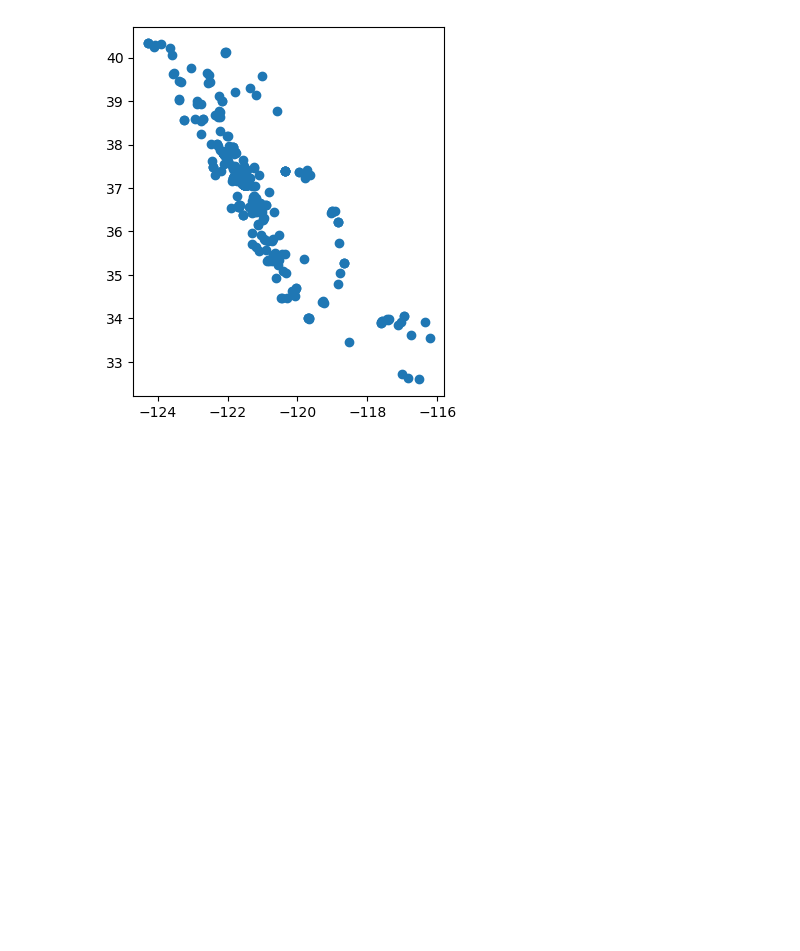
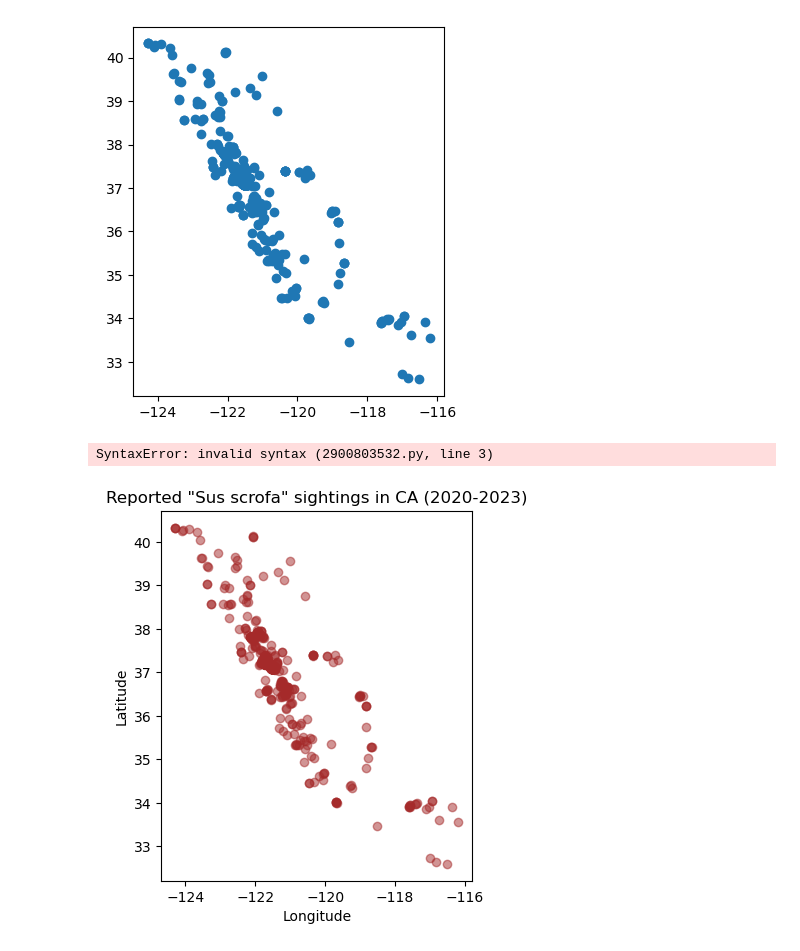
Before and after one commit to kylienewcomer/eds220-2025-in-class, a Jupyter notebook: week4-geopandas.ipynb, the cells around one changed output. Saved outputs shown, nothing was run; the diff lists cells and outputs as text; code cells hidden in the pictures; blank space fills up the shorter version.

Commit message:
Practice creating figures with matplot

```diff
--- a/week4-geopandas.ipynb
+++ b/week4-geopandas.ipynb
@@ -192,3 +192,34 @@ pigs_recent.plot()
 # %% [output]
 <Axes: >
 [figure]
+# %%
+## `matplotlib`’s `fig` and `ax`
+
+We can interact with matplotlib via its pyplot interface, which we imported at the top of the notebook.
+
+Matplotlib graphs the data in a figure which can have one or more axes. The axes is only the area specified by the
+ axis and
+ axis and what is plotted in it, while the figure can include multiple axes in it.
+# %% [output]
+SyntaxError: invalid syntax (2900803532.py, line 3)
+# %%
+
+# Initialize empty figure
+fig, ax = plt.subplots()
+
+# Add data to axis
+pigs_recent.plot(ax=ax,         # Add plot to axis
+                 alpha=0.5,     # Adjust transparency
+                 color='brown'  # Update point color
+                 )
+
+# Update axis
+
+ax.set_title('Reported "Sus scrofa" sightings in CA (2020-2023)')
+ax.set_xlabel('Longitude')
+ax.set_ylabel('Latitude')
+
+# Display figure
+plt.show()
+# %% [output]
+[figure, added]
```
Also changed, not shown: parts of 2 cells of this notebook.
